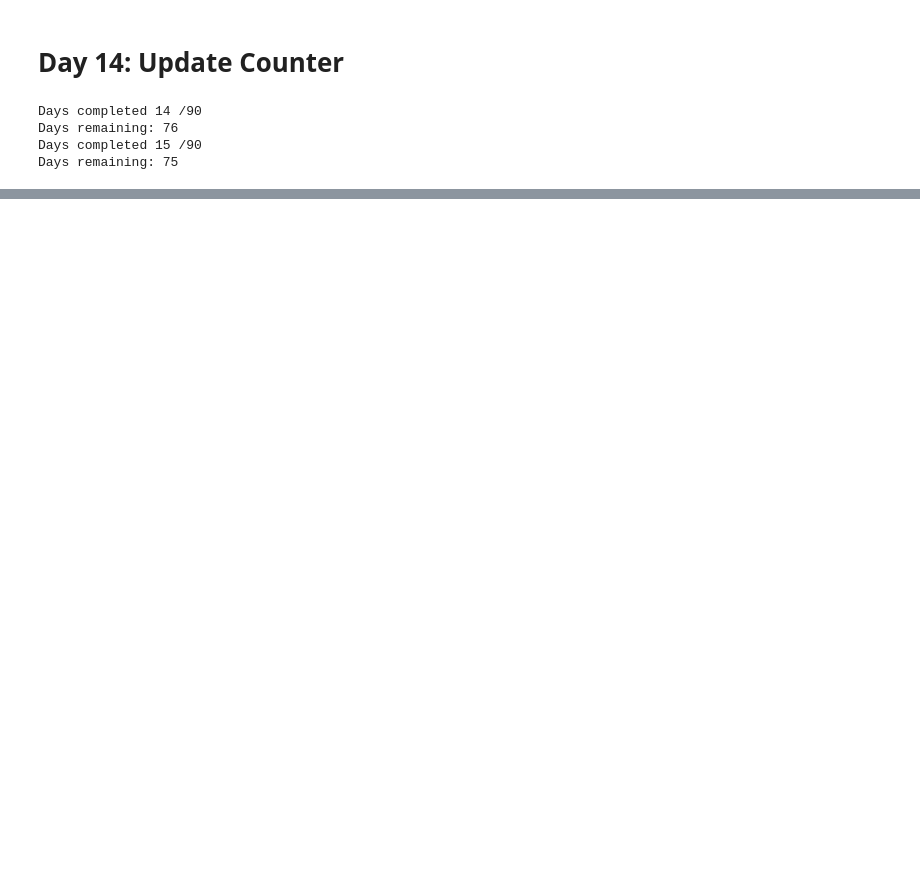
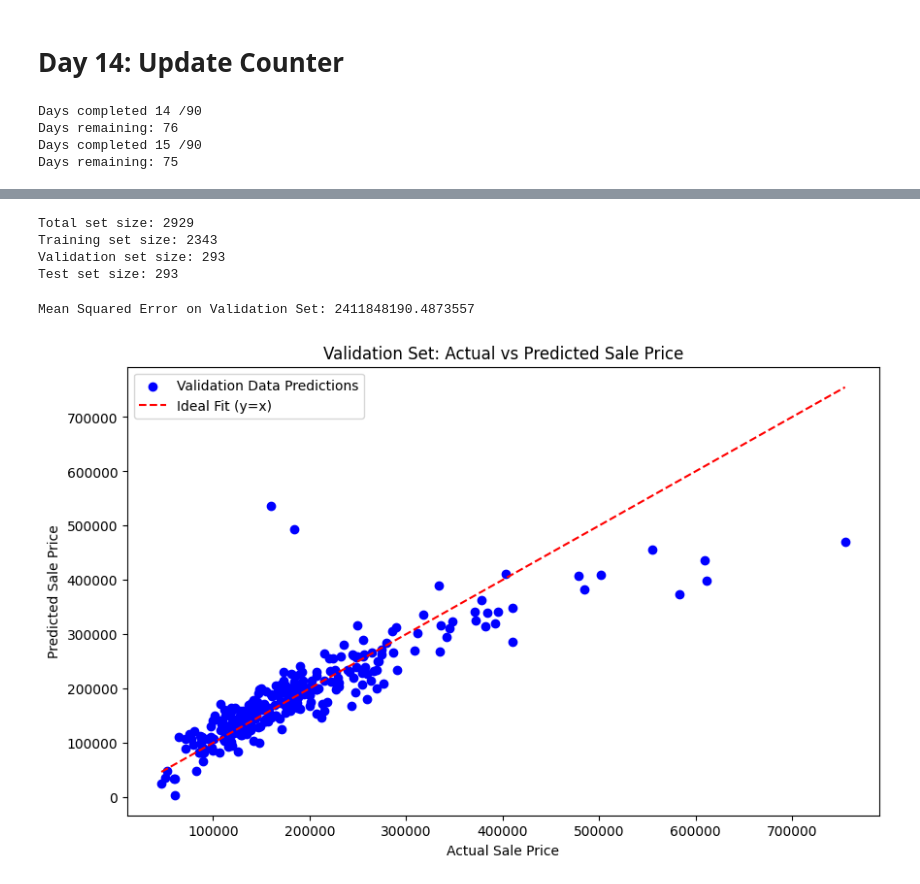
Before and after one commit to hackingbandy/coding_challenge, a Jupyter notebook: main.ipynb, the cells around one changed output, grey strips where cells are left out. Saved outputs shown, nothing was run; the diff lists cells and outputs as text; code cells hidden in the pictures; blank space fills up the shorter version.

Commit message:
linear forecast

```diff
--- a/main.ipynb
+++ b/main.ipynb
@@ -208,0 +270,52 @@ Days remaining: 75
+# %%
+# Select the features (X) and the target variable (y)
+X = df_pred_org.drop('saleprice', axis=1)  # All columns except saleprice
+y = df_pred_org['saleprice']  # Sale price is the target variable
+# %%
+from sklearn.model_selection import train_test_split
+
+# Step 1: Split data into training and testing sets (80% train, 20% test+valid)
+X_train, X_test, y_train, y_test = train_test_split(X, y, test_size=0.2, random_state=42)
+
+# Step 2: Split the test set into validation and test sets (50% valid, 50% test of the original 20%)
+X_valid, X_test, y_valid, y_test = train_test_split(X_test, y_test, test_size=0.5, random_state=42)
+
+# Print the sizes of the datasets
+print("Total set size:", len(X))
+print("Training set size:", len(X_train))
+print("Validation set size:", len(X_valid))
+print("Test set size:", len(X_test))
+# %% [output]
+Total set size: 2929
+Training set size: 2343
+Validation set size: 293
+Test set size: 293
+# %%
+# Import necessary libraries
+import matplotlib.pyplot as plt
+from sklearn.linear_model import LinearRegression
+from sklearn.metrics import mean_squared_error
+
+# Step 1: Train the model on the training set
+model = LinearRegression()
+model.fit(X_train, y_train)
+
+# Step 2: Validate the model using the validation set
+y_valid_pred = model.predict(X_valid)
+
+# Calculate the Mean Squared Error (MSE) on the validation set
+mse_valid = mean_squared_error(y_valid, y_valid_pred)
+print(f"Mean Squared Error on Validation Set: {mse_valid}")
+
+# Step 3: Plot the actual vs predicted values for the validation set
+plt.figure(figsize=(10, 6))
+plt.scatter(y_valid, y_valid_pred, color='blue', label='Validation Data Predictions')
+plt.plot([min(y_valid), max(y_valid)], [min(y_valid), max(y_valid)], color='red', linestyle='--', label="Ideal Fit (y=x)")
+plt.xlabel('Actual Sale Price')
+plt.ylabel('Predicted Sale Price')
+plt.title('Validation Set: Actual vs Predicted Sale Price')
+plt.legend()
+plt.show()
+# %% [output]
+Mean Squared Error on Validation Set: 2411848190.4873557
+[figure, added]
```
Also changed, not shown: parts of 8 cells of this notebook.
